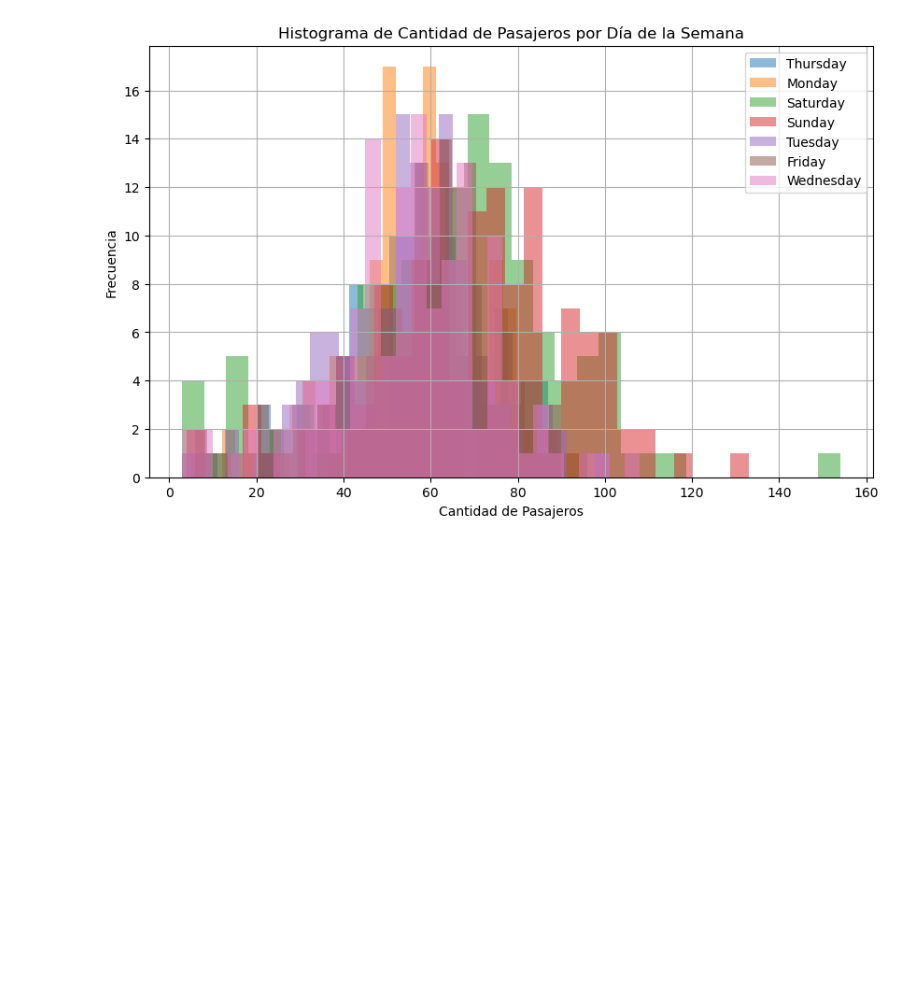
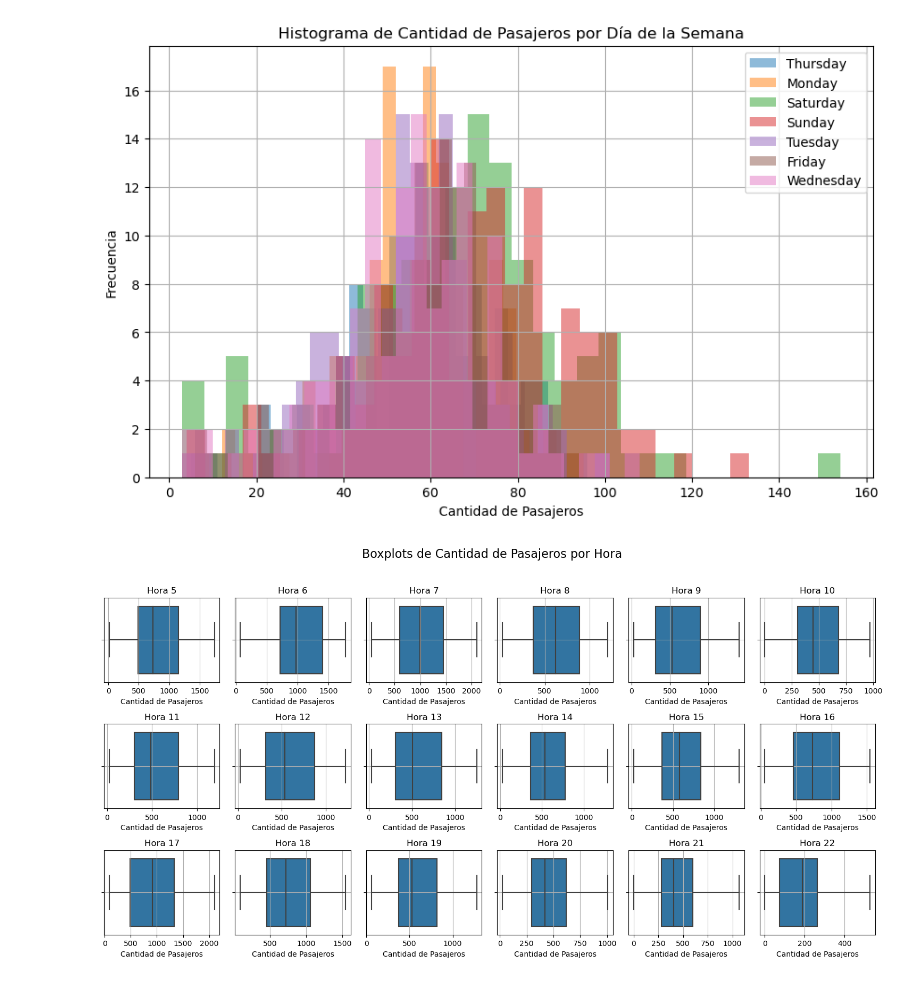
Before and after one commit to DanielLoaizal/metro_project_eafit, a Jupyter notebook: Laboratorios/LaboratorioDeModelosPoryectoIntegrador.ipynb, the cells around one changed output. Cells and saved outputs as stored; diff of their text form; code cells hidden in the pictures; blank space fills up the shorter version.

Commit message:
add: Boxplots Linea O

```diff
--- a/Laboratorios/LaboratorioDeModelosPoryectoIntegrador.ipynb
+++ b/Laboratorios/LaboratorioDeModelosPoryectoIntegrador.ipynb
@@ -816,3 +816,55 @@ plt.grid(True)
 plt.show()
 # %% [output]
 [figure]
+# %%
+data = pd.read_csv('DataImputed.csv')
+
+# Estructurar Datos
+pivot_data = data.pivot_table(
+    index=['Fecha', 'Linea','festivos'],
+    columns='Horas',
+    values='Qty_passangers',
+    fill_value=0
+).reset_index()
+
+# Filtrar datos por la línea 'O'
+pivot_data_linea = pivot_data[pivot_data['Linea'] == 'O']
+
+# Eliminar columnas innecesarias
+pivot_data_linea_reduced = pivot_data_linea.drop(['Fecha', 'Linea', 'festivos'], axis=1)
+
+# Obtener la lista de horas ordenadas
+horas_ordenadas = np.sort(pivot_data_linea_reduced.columns)
+
+# Definir el número de subgráficos por fila y columna
+num_filas = 4
+num_columnas = 6
+
+# Calcular el número total de subgráficos y la cantidad real de horas
+num_subplots = min(num_filas * num_columnas, len(horas_ordenadas))
+
+# Crear la matriz de subgráficos
+fig, axes = plt.subplots(num_filas, num_columnas, figsize=(15, 10))
+fig.suptitle('Boxplots de Cantidad de Pasajeros por Hora', fontsize=16)
+
+# Iterar sobre las horas y crear boxplots en cada subgráfico
+for i in range(num_subplots):
+    hora_actual = horas_ordenadas[i]
+    row = i // num_columnas
+    col = i % num_columnas
+    sns.boxplot(x=pivot_data_linea_reduced[hora_actual], ax=axes[row, col])
+    axes[row, col].set_title(f'Hora {hora_actual}')
+    axes[row, col].set_xlabel('Cantidad de Pasajeros')
+    axes[row, col].grid(True)
+
+# Eliminar los subgráficos sobrantes
+for i in range(num_subplots, num_filas * num_columnas):
+    row = i // num_columnas
+    col = i % num_columnas
+    fig.delaxes(axes[row, col])
+
+# Ajustar el diseño de los subgráficos
+plt.tight_layout(rect=[0, 0, 1, 0.96])
+plt.show()
+# %% [output]
+[figure, added]
```
